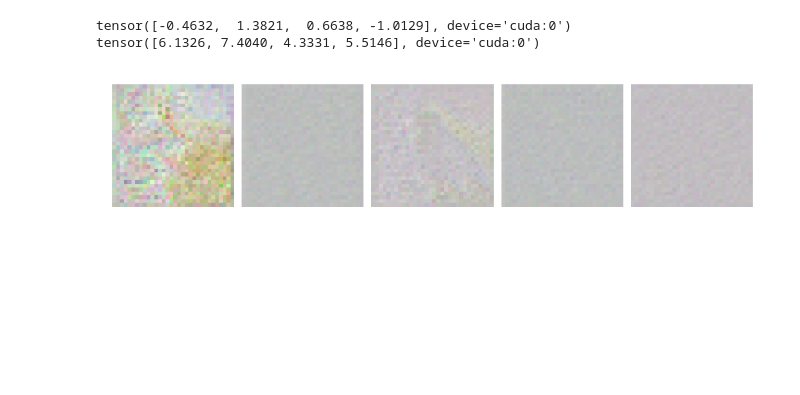
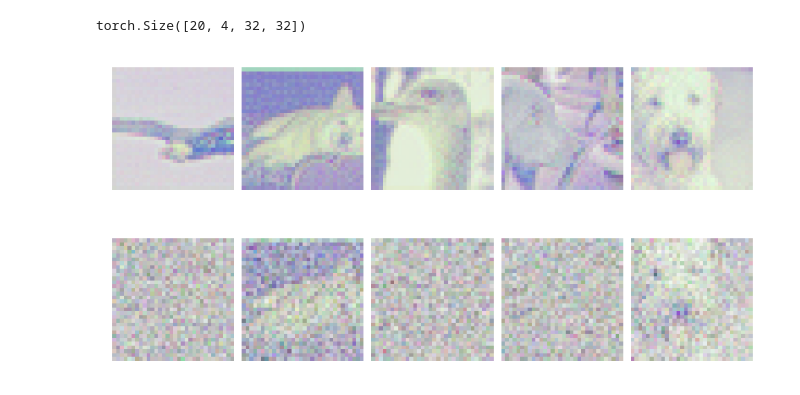
Before and after one commit to Neha-Shrestha/Text-to-Image-Generator, a Jupyter notebook: ldm/kruto.ipynb, the cells around one changed output. Saved outputs shown, nothing was run; the diff lists cells and outputs as text; code cells hidden in the pictures; blank space fills up the shorter version.

```diff
--- a/ldm/kruto.ipynb
+++ b/ldm/kruto.ipynb
@@ -0,0 +1,19 @@
+# %%
+import torch
+device = "cuda" if torch.cuda.is_available() else "cpu"
+# %%
+beta_min = 0.0001
+beta_max = 0.2
+n_steps = 1000
+beta = torch.linspace(beta_min, beta_max, n_steps)
+alpha = (1 - beta).to(device)
+alpha_bar = alpha.cumprod(dim=0).to(device)
+sigma = beta.sqrt().to(device)
+# %%
+def noise_image(x):
+    device = x.device
+    noise = torch.randn_like(x).to(device)
+    t = torch.randint(0, 1000, (len(x),), dtype=torch.long, device=device)
+    ab_t = alpha_bar[t].reshape(-1, 1, 1, 1)
+    xt = (ab_t.sqrt()*x) + ((1 - ab_t).sqrt()*noise)
+    return xt, t, noise
@@ -60,25 +106,29 @@ latent_transform = transforms.Compose([
 # %%
 train_latent_dl = latent_dataloader(latent_folder=train_latent_folder,
                                     latent_transform=None,
-                                    batch_size=batch_size,
+                                    batch_size=20,
                                     shuffle=True
                                 )
 
 test_latent_dl = latent_dataloader(latent_folder=test_latent_folder,
                                     latent_transform=None,
-                                    batch_size=batch_size,
+                                    batch_size=5,
                                     shuffle=False
                                 )
 # %%
-# for X, y in train_latent_dl:
-#     X, y = X.to(device), y.to(device)
+for X, y in train_latent_dl:
+    X, y = X.to(device), y.to(device)
+    print(X.shape)
+#     print(X)
+#     print(y)
 #     print(X.mean((0, 2, 3)))
 #     print(X.std((0, 2, 3)))
-#     xt, t, noise = ddpm.schedule(X)
-#     pred = unet(xt, t, y)
-#     show_images_grid(pred)
-#     break
+    show_images_grid(X)
+    xt, t, noise = noise_image(X)
+    # pred = unet(xt, t, y)
+    show_images_grid(xt)
+    break
 # %% [output]
-tensor([-0.4632,  1.3821,  0.6638, -1.0129], device='cuda:0')
-tensor([6.1326, 7.4040, 4.3331, 5.5146], device='cuda:0')
+torch.Size([20, 4, 32, 32])
-[figure, old version]
+[figure, new version]
+[figure, added]
```
Also changed, not shown: parts of 27 cells of this notebook.
